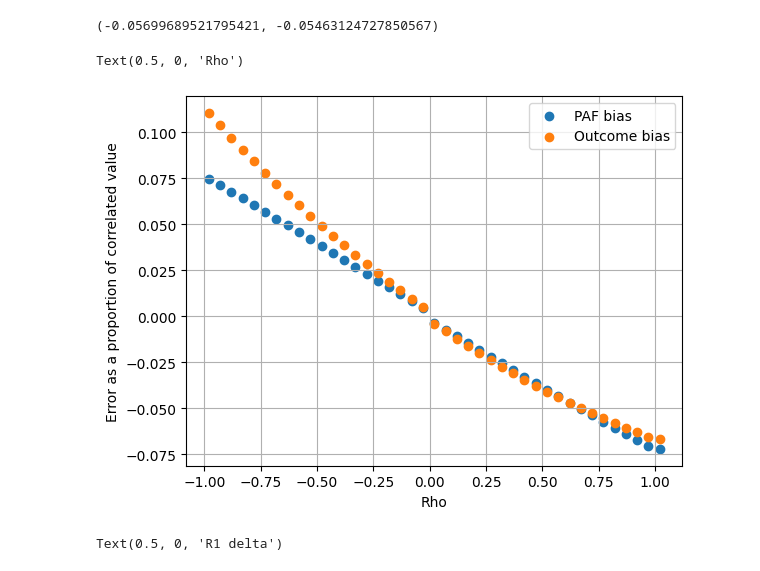
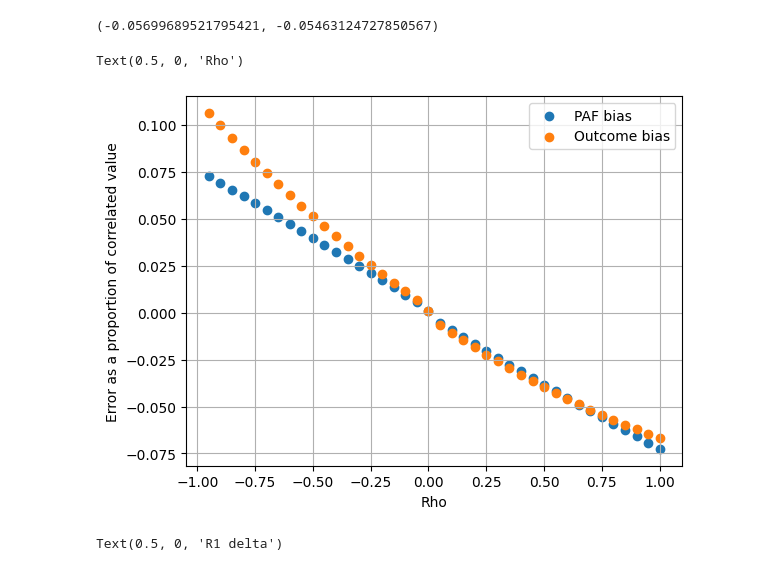
Before and after one commit to ihmeuw/vivarium_research, a Jupyter notebook: docs/source/model_design/vivarium_model_components/risk_factors/risk_correlation/bias_quantification.ipynb, the cells around one changed output. Cells and saved outputs as stored; diff of their text form; code cells hidden in the pictures.

```diff
--- a/docs/source/model_design/vivarium_model_components/risk_factors/risk_correlation/bias_quantification.ipynb
+++ b/docs/source/model_design/vivarium_model_components/risk_factors/risk_correlation/bias_quantification.ipynb
@@ -439,0 +512,12 @@ O_rate = 0.2
+# %%
+plt.figure()
+for val in np.linspace(0, 1, 20):
+    paf_bias, o_bias = calculate_paf_and_outcome_bias_dichotomous_risks(r1_exp=val, r1_rr=2, r2_exp=0.5, r2_rr=2, rho=0.5,
+                                                    int_r1_rr=0.5, int_r2_rr=1, N=100_000, O_rate=0.1)
+    plt.scatter(val, paf_bias, color='tab:blue')
+    plt.scatter(val, o_bias, color='tab:orange')
+plt.grid()
+plt.title('Bias across R1 exposures')
+plt.legend(['PAF bias','Cases averted bias'])
+plt.ylabel('Bias as a proportion of correlated value')
+plt.xlabel('R1 exposure')
@@ -439,0 +527,14 @@ O_rate = 0.2
+# %%
+# intervention affects R1 only (not R2)
+
+plt.figure()
+for val in np.linspace(-1, 1, 20):
+    paf_bias, o_bias = calculate_paf_and_outcome_bias_dichotomous_risks(r1_exp=0.5, r1_rr=2, r2_exp=0.5, r2_rr=2, rho=val,
+                                                    int_r1_rr=0.5, int_r2_rr=1, N=100_000, O_rate=0.1)
+    plt.scatter(val, paf_bias, color='tab:blue')
+    plt.scatter(val, o_bias, color='tab:orange')
+plt.grid()
+plt.title('Bias across Rho values')
+plt.legend(['PAF bias','Cases averted bias'])
+plt.ylabel('Bias as a proportion of correlated value')
+plt.xlabel('Rho')
@@ -439,0 +544,14 @@ O_rate = 0.2
+# %%
+# intervention affects R1 and R2
+
+plt.figure()
+for val in np.linspace(-1, 1, 20):
+    paf_bias, o_bias = calculate_paf_and_outcome_bias_dichotomous_risks(r1_exp=0.5, r1_rr=2, r2_exp=0.5, r2_rr=2, rho=val,
+                                                    int_r1_rr=0.5, int_r2_rr=0.5, N=100_000, O_rate=0.1)
+    plt.scatter(val, paf_bias, color='tab:blue')
+    plt.scatter(val, o_bias, color='tab:orange')
+plt.grid()
+plt.title('Bias across Rho values')
+plt.legend(['PAF bias','Cases averted bias'])
+plt.ylabel('Bias as a proportion of correlated value')
+plt.xlabel('Rho')
@@ -554,31 +677,31 @@ calculate_paf_and_cases_averted_bias(r1_mean,
 # %% [output]
 (-0.05699689521795421, -0.05463124727850567)
 # %%
-for val in vals:
+for val in np.linspace(-0.95, 1, 40):
     result = calculate_paf_and_cases_averted_bias(r1_mean,
                                         r1_sd,
                                         r1_tmrel,
                                         r1_rr,
 
                                         r2_mean,
                                         r2_sd,
                                         r2_tmrel,
                                         r2_rr,
 
                                         val,
 
                                         r1_delta,
                                         r2_delta,
 
                                         N=10_000,
                                         O_rate=0.1)
     plt.scatter(val, result[0], color='tab:blue')
     plt.scatter(val, result[1], color='tab:orange')
 plt.grid()
 plt.legend(['PAF bias','Outcome bias'])
 plt.ylabel('Error as a proportion of correlated value')
 plt.xlabel('Rho')
 # %% [output]
 Text(0.5, 0, 'Rho')
-[figure, old version]
+[figure, new version]
 # %%
```
Also changed, not shown: parts of 40 cells of this notebook, 4 other files.
